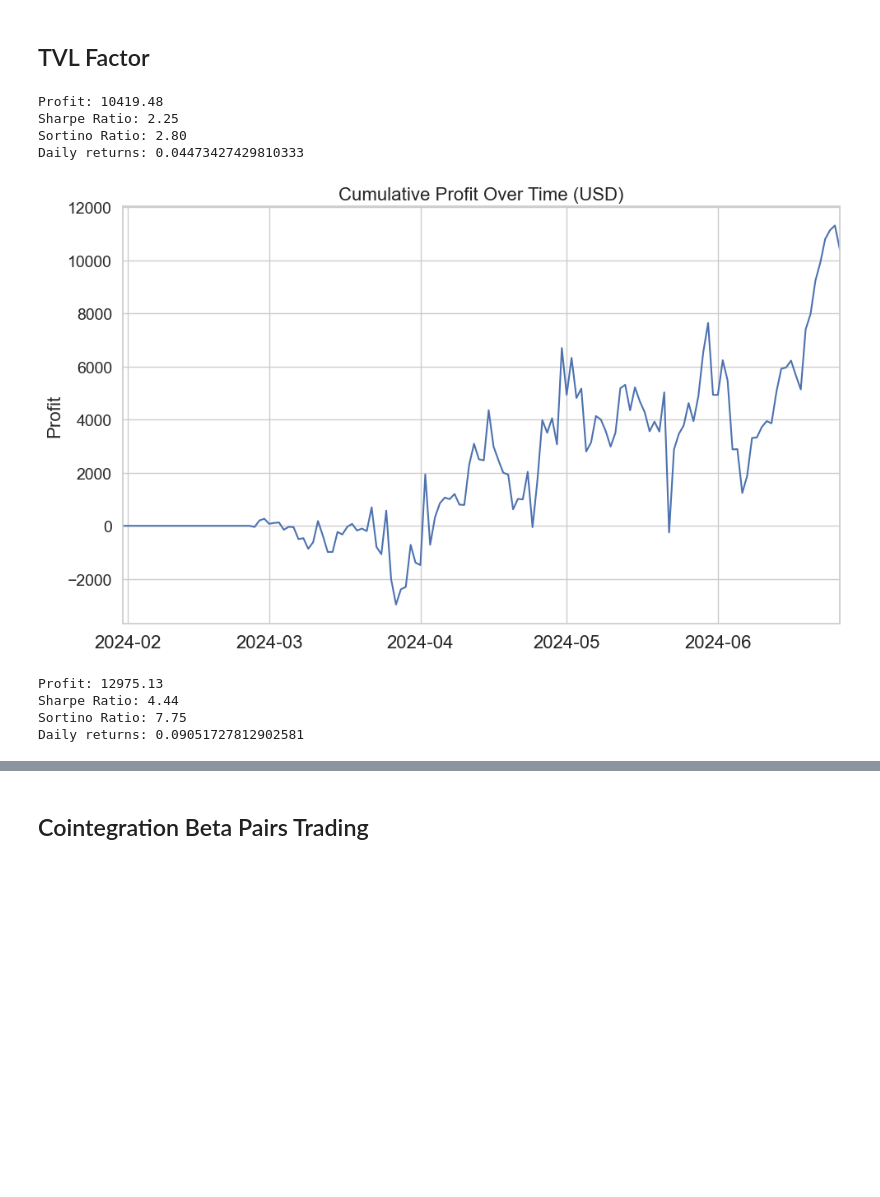
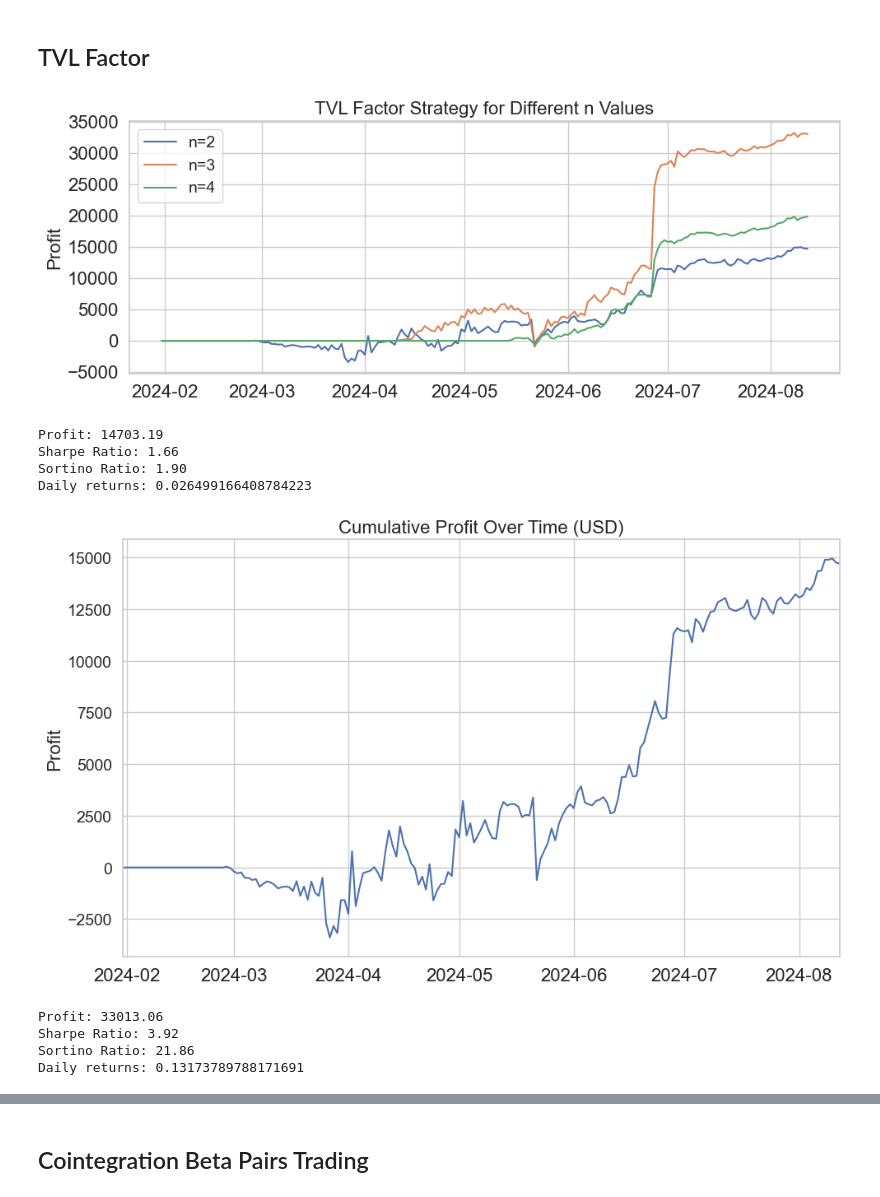
Before and after one commit to farischaudhry/pendle-analysis, a Jupyter notebook: backtest.ipynb, the cells around one changed output, grey strips where cells are left out. Saved outputs shown, nothing was run; the diff lists cells and outputs as text; code cells hidden in the pictures; blank space fills up the shorter version.

```diff
--- a/backtest.ipynb
+++ b/backtest.ipynb
@@ -734,11 +567,26 @@ class TVLBasketStrategy(Strategy):
         try:
             if current_index in self.trading_signals.index:
                 value = self.trading_signals.at[current_index, name]
-                return (0, -value, 0)
+                return (0, 0, value)
             return (0, 0, 0)
         except:
             return (0, 0, 0)
 
+def get_data_dict(col_name):
+    return {
+        'etherfi_jun': etherfi_eETH_jun_df[col_name],
+        'etherfi_sep': etherfi_eETH_sep_df[col_name],
+        'etherfi_dec': etherfi_eETH_dec_df[col_name],
+        'zircuit_jun': zircuit_eETH_jun_df[col_name],
+        'ezETH_sep': ezETH_sep_df[col_name],
+        'ezETH_dec': ezETH_dec_df[col_name],
+        'pufETH_jun': pufETH_jun_df[col_name],
+        'pufETH_sep': pufETH_sep_df[col_name],
+        'uniETH_jun': uniETH_jun_df[col_name],
+        'uniETH_sep': uniETH_sep_df[col_name],
+        'rsETH_jun': rsETH_jun_df[col_name],
+        'rsETH_sep': rsETH_sep_df[col_name]
+    }
 
 
 
@@ -756,61 +604,62 @@ assets_strategies = apply_strategy_to_all(TVLBasketStrategy(tvl_signals))
 #         # Ensure there are enough tokens to assign signals
 #         if len(sorted_tokens) >= 2 * n:
 #             for token in sorted_tokens[:n]:  # Buy signal for top n
 #                 signals_df.at[date, token] = 1
 #             for token in sorted_tokens[-n:]:  # Short signal for bottom n
 #                 signals_df.at[date, token] = -1
 #     return signals_df.fillna(0)
 
 
 # trading_signals = generate_feature_and_vol_signals(tvl_df, volatility_df, n=2)
 # assets_strategies = apply_strategy_to_all(TVLBasketStrategy(trading_signals))
 # backtest = PendleBacktest(assets_strategies, isJune=False)
 # backtest.plot_profit()
 
 
 profits_dict = {}
 
 # Loop over the desired values of n
-# for n in [2, 3, 4]:
-#     # Generate trading signals
-#     trading_signals = generate_feature_and_vol_signals(tvl_df, volatility_df, n=n)
+for n in [2, 3, 4]:
+    # Generate trading signals
+    trading_signals = generate_feature_and_vol_signals(tvl_df, volatility_df, n=n)
 
-#     # Apply strategy to all assets
-#     assets_strategies = apply_strategy_to_all(TVLBasketStrategy(trading_signals))
+    # Apply strategy to all assets
+    assets_strategies = apply_strategy_to_all(TVLBasketStrategy(trading_signals))
 
-#     # Run the backtest
-#     backtest = PendleBacktest(assets_strategies, isJune=False)
+    # Run the backtest
+    backtest = PendleBacktest(assets_strategies, isJune=False)
 
-#     # Store the profits in the dictionary
-#     profits = backtest.trade()
-#     profits = profits[:-1]
-#     profits_dict[f'n={n}'] = profits
+    # Store the profits in the dictionary
+    profits = backtest.trade()
+    profits = profits[:-1]
+    profits_dict[f'n={n}'] = profits
 
-# # Plot all profits on a single graph
-# plt.figure(figsize=(10, 4))
-# for label, profits in profits_dict.items():
-#     plt.plot(profits.index, profits, label=label)
+# Plot all profits on a single graph
+plt.figure(figsize=(10, 4))
+for label, profits in profits_dict.items():
+    plt.plot(profits.index, profits, label=label)
 
-# plt.title('TVL Factor Strategy for Different n Values', fontsize=16)
-# plt.ylabel('Profit', fontsize=16)
-# plt.legend(loc='upper left', fontsize=14)
-# plt.xticks(fontsize=16)
-# plt.yticks(fontsize=16)
-# plt.tight_layout()
-# plt.show()
+plt.title('TVL Factor Strategy for Different n Values', fontsize=16)
+plt.ylabel('Profit', fontsize=16)
+plt.legend(loc='upper left', fontsize=14)
+plt.xticks(fontsize=16)
+plt.yticks(fontsize=16)
+plt.tight_layout()
+plt.show()
 
 for n in [2, 3, 4]:
     trading_signals = generate_feature_and_vol_signals(tvl_df, volatility_df, n=n)
     assets_strategies = apply_strategy_to_all(TVLBasketStrategy(trading_signals))
     backtest = PendleBacktest(assets_strategies, isJune=False)
     backtest.plot_profit()
 # %% [output]
+[figure, new version]
-Profit: 10419.48
-Sharpe Ratio: 2.25
-Sortino Ratio: 2.80
-Daily returns: 0.04473427429810333
+Profit: 14703.19
+Sharpe Ratio: 1.66
+Sortino Ratio: 1.90
+Daily returns: 0.026499166408784223
-[figure, old version]
+[figure, new version]
-Profit: 12975.13
-Sharpe Ratio: 4.44
-Sortino Ratio: 7.75
-Daily returns: 0.09051727812902581
+Profit: 33013.06
+Sharpe Ratio: 3.92
+Sortino Ratio: 21.86
+Daily returns: 0.13173789788171691
```
Also changed, not shown: parts of 14 cells of this notebook, 29 other files.
